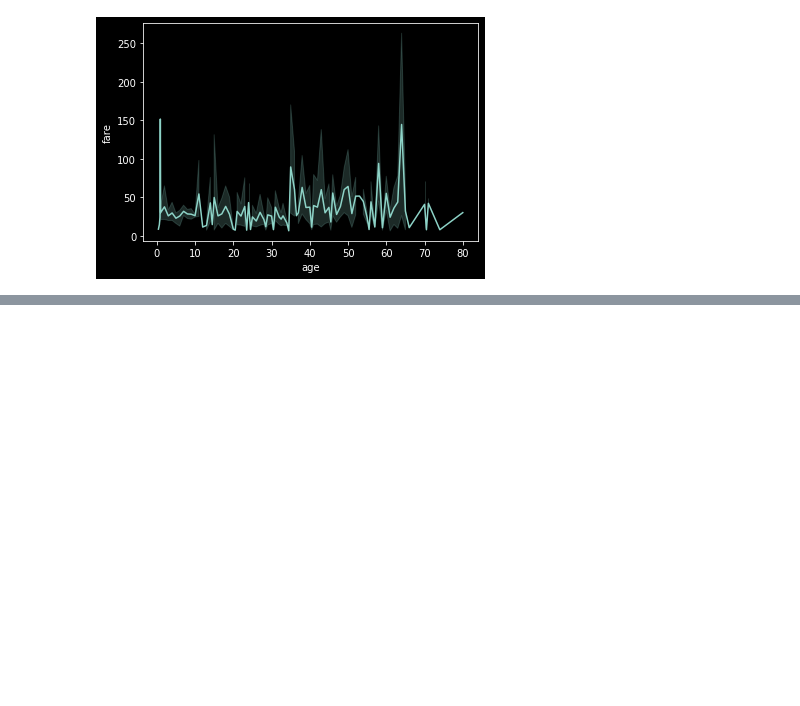
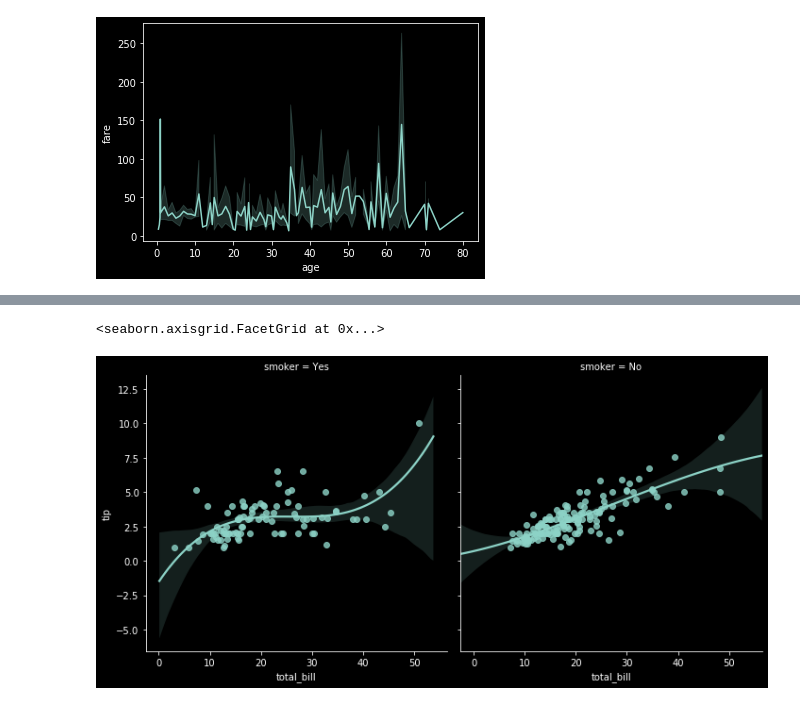
Before and after one commit to kazimosiurahman/Data_viz, a Jupyter notebook: data_viz.ipynb, the cells around one changed output, grey strips where cells are left out. Saved outputs shown, nothing was run; the diff lists cells and outputs as text; code cells hidden in the pictures; blank space fills up the shorter version.

```diff
--- a/data_viz.ipynb
+++ b/data_viz.ipynb
@@ -384,0 +394,6 @@ sns.lineplot(data=titanic,x='age',y='fare',)
+# %%
+#to segregate the above data in terms of male and female, we can use the row or column field as before
+sns.lmplot(data=tips,x='total_bill',y='tip',col='smoker',col_wrap=2,fit_reg=True,order=3)
+# %% [output]
+<seaborn.axisgrid.FacetGrid at 0x...>
+[figure, added]
```
Also changed, not shown: parts of 3 cells of this notebook.
